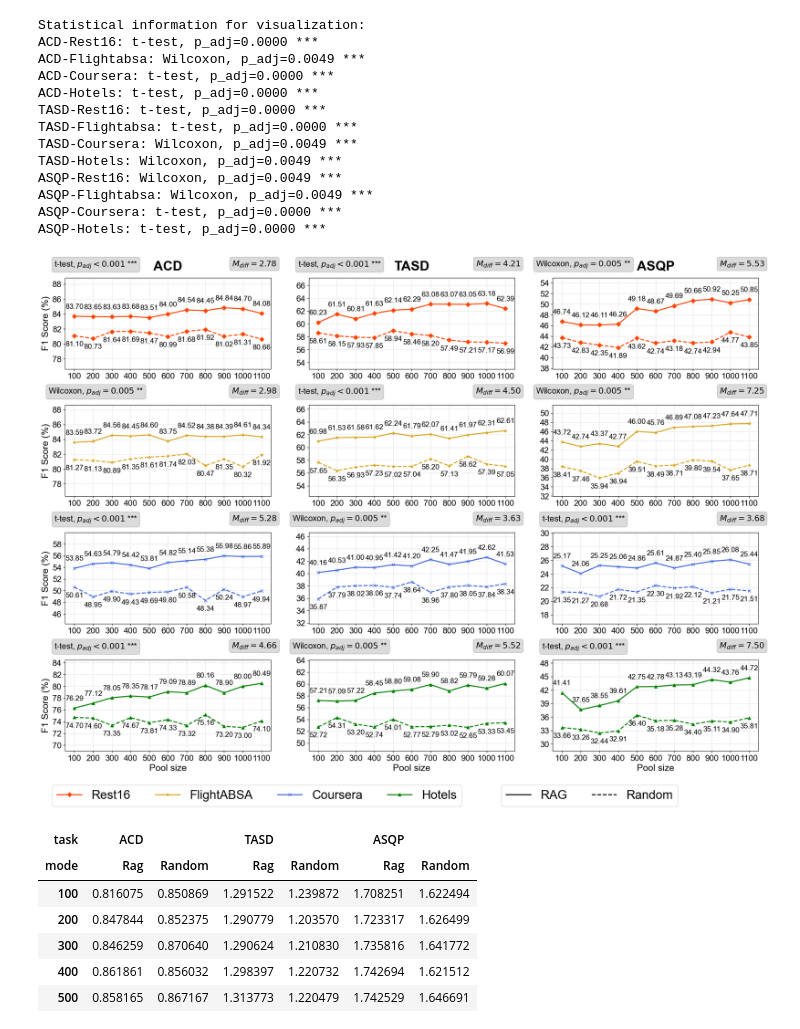
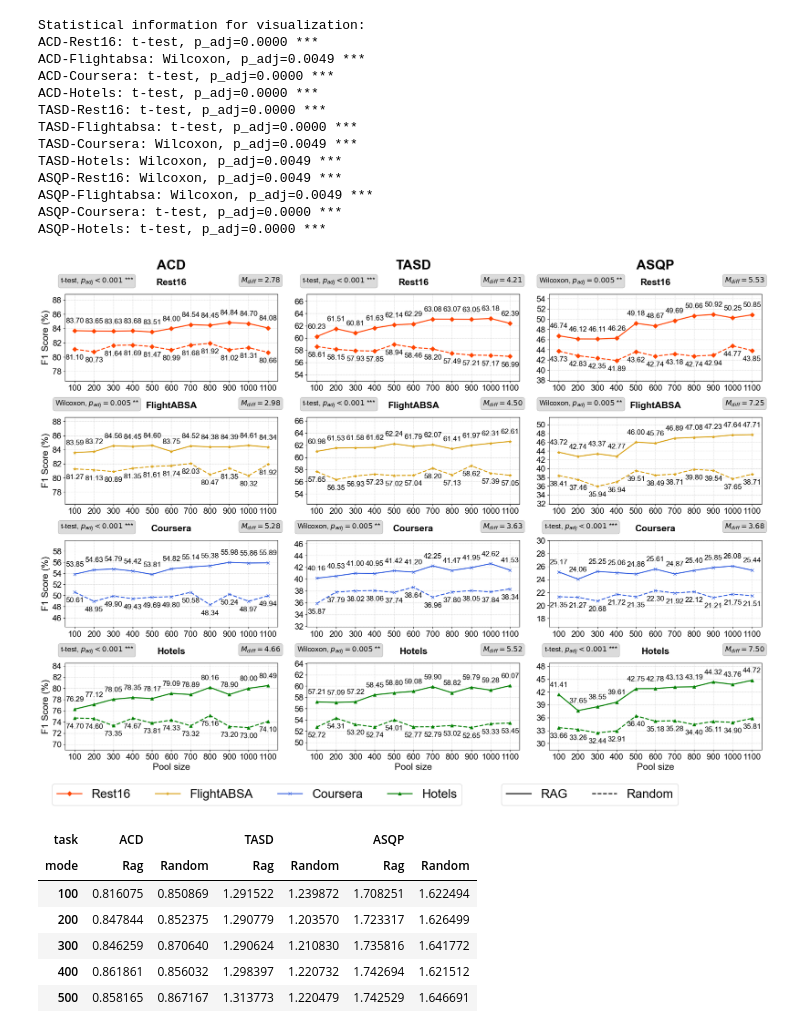
Before and after one commit to NilsHellwig/ABSA-annotation-tool, a Jupyter notebook: evaluation/report.ipynb, the cells around one changed output. Drawn from its saved outputs; the diff is of its cells as text; code cells hidden in the pictures.

```diff
--- a/evaluation/report.ipynb
+++ b/evaluation/report.ipynb
@@ -293,7 +293,7 @@ for i, task in enumerate(tasks):
 
             test_info = f"{test_type}, {p_text} {sig_symbol}"
             ax.text(0.15, 1.2, test_info, transform=ax.transAxes,
-                   fontsize=16, ha='center', va='top',
+                   fontsize=14, ha='center', va='top',
                    bbox=dict(boxstyle="round,pad=0.3", facecolor='lightgray', alpha=0.8,
                             edgecolor='gray', linewidth=0.5))
 
@@ -302,7 +302,7 @@ for i, task in enumerate(tasks):
             m_diff = diff_info[(task, dataset)]
             diff_text = rf"$M_{{diff}} = {m_diff:.2f}$"
             ax.text(0.92, 1.2, diff_text, transform=ax.transAxes,
-                   fontsize=16, ha='center', va='top',
+                   fontsize=14, ha='center', va='top',
                    bbox=dict(boxstyle="round,pad=0.3", facecolor='lightgray', alpha=0.8,
                             edgecolor='gray', linewidth=0.5))
 
@@ -345,7 +345,12 @@ for i, task in enumerate(tasks):
 
         # Titles and labels
         if j == 0:
-            ax.set_title(f'{task.upper()}', fontsize=26, fontweight='bold', y=1.05)
+            ax.set_title(f'{task.upper()}', fontsize=26, fontweight='bold', y=1.25)
+
+        # Add dataset name above each subplot
+        ax.text(0.5, 1.18, label, transform=ax.transAxes,
+               fontsize=18, fontweight='bold', ha='center', va='top')
+
         if i == 0:
             ax.set_ylabel(f'F1 Score (%)', fontsize=18)
         if j == 3:
@@ -356,34 +361,34 @@ for i, task in enumerate(tasks):
 
 # Collect handles and labels for common legend
 handles, labels = [], []
 for ax in axes.flatten():
     h, l = ax.get_legend_handles_labels()
     handles.extend(h)
     labels.extend(l)
 
 # Remove duplicates
 unique_labels = list(dict.fromkeys(labels))  # Preserve order
 unique_labels = ["Rest16", "FlightABSA", "Coursera", "Hotels"]
 unique_handles = [handles[labels.index(label)] for label in unique_labels if label in labels]
 
 # Add legend for line styles (RAG vs Random)
 from matplotlib.lines import Line2D
 legend_elements = [
     Line2D([0], [0], color='black', linestyle='-', linewidth=2, label='RAG'),
     Line2D([0], [0], color='black', linestyle='--', linewidth=2, label='Random')
 ]
 
 # Main legend for datasets
 fig.legend(unique_handles, unique_labels, loc='lower center', ncol=4, fontsize=24, bbox_to_anchor=(0.3, -0.01))
 
 # Secondary legend for line styles
 fig.legend(legend_elements, ['RAG', 'Random'], loc='lower center', ncol=2, fontsize=24, bbox_to_anchor=(0.75, -0.01))
 
 plt.tight_layout(rect=[0, 0.05, 1, 1])
 plt.savefig("performance_plot.pdf", dpi=300, bbox_inches="tight")
 plt.show()
 # %% [output]
-[figure, old version]
+[figure, new version]
 # %%
 times_all = {}
 modes = ["random", "rag"]
```
Also changed, not shown: 1 other file.
